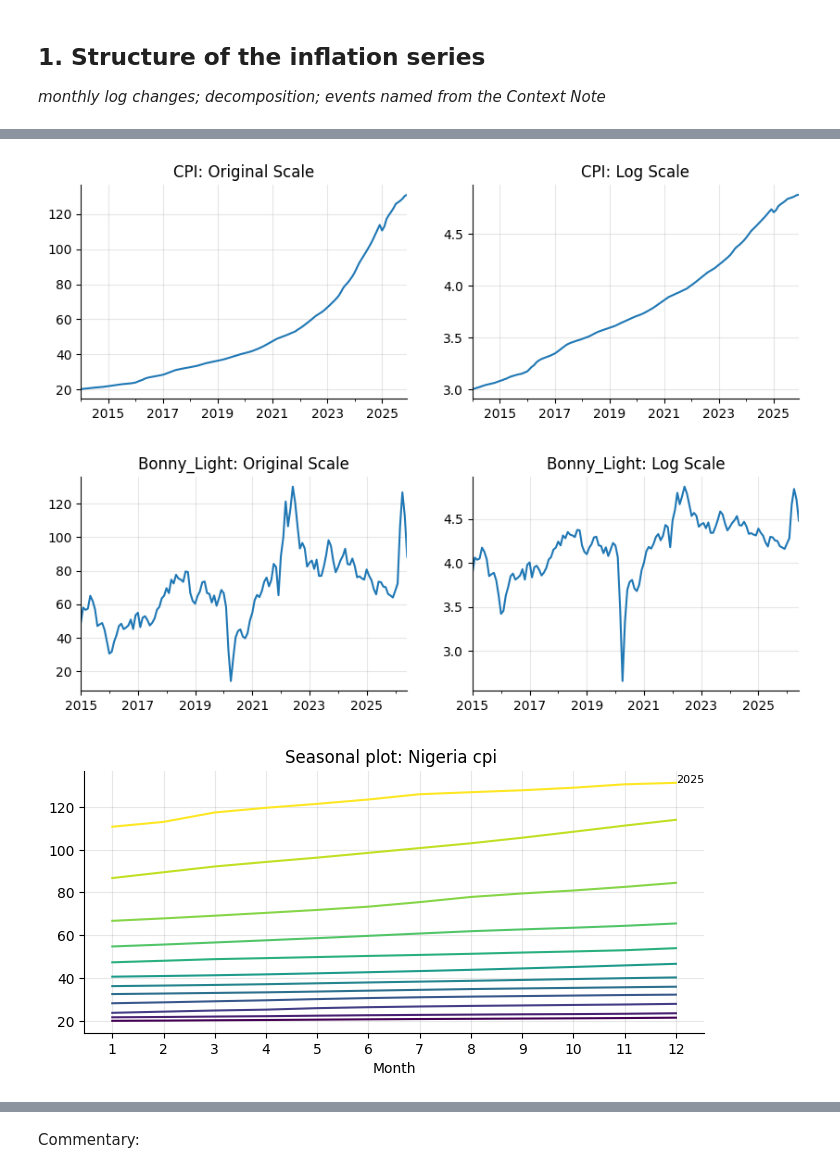
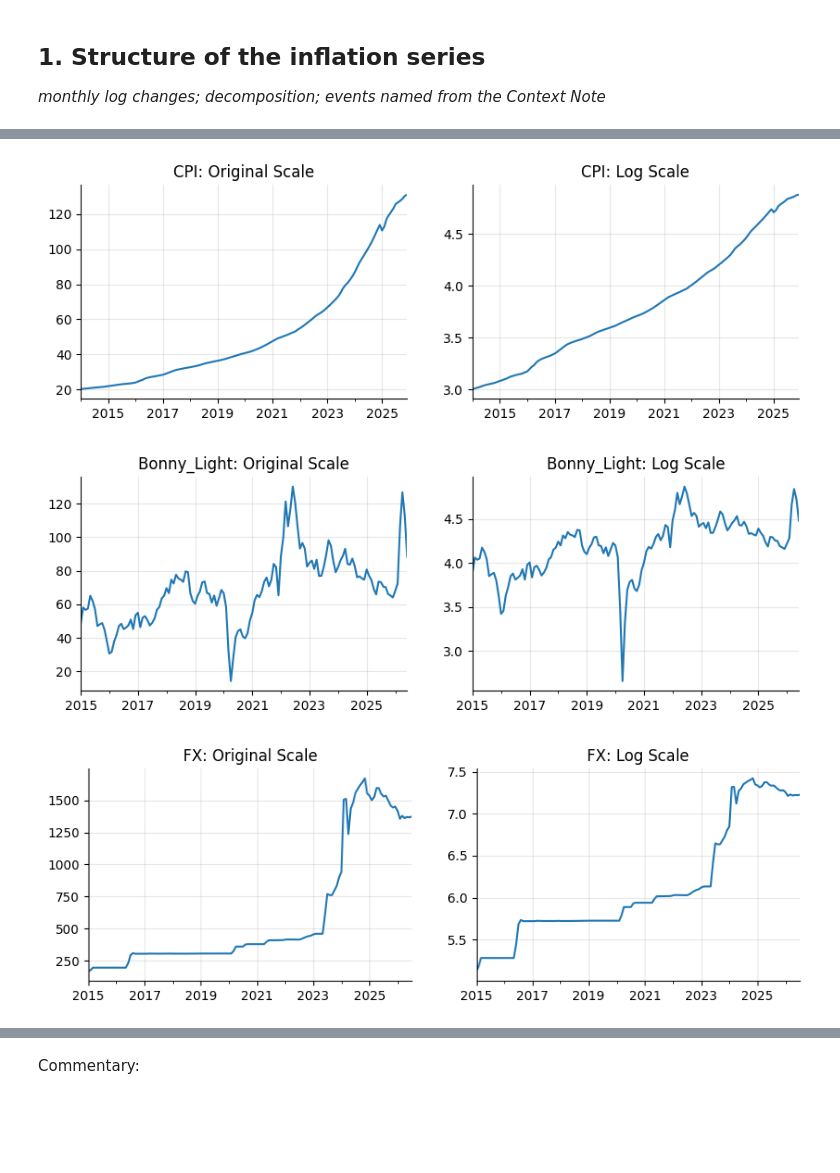
Before and after one commit to Favour-Fregene/NUTDTS816_Course_Repository, a Jupyter notebook: notebooks/assessments/CS1_starter.ipynb, the cells around one changed output, grey strips where cells are left out. Saved outputs shown, nothing was run; the diff lists cells and outputs as text; code cells hidden in the pictures; blank space fills up the shorter version.

```diff
--- a/notebooks/assessments/CS1_starter.ipynb
+++ b/notebooks/assessments/CS1_starter.ipynb
@@ -97,30 +165,19 @@ for ax in axes.flat: ax.set_xlabel('')
 # %%
 fig, axes = plt.subplots(1, 2, figsize=(10, 3))
 cpi.plot(ax=axes[0], title='CPI: Original Scale')
 np.log(cpi).plot(ax=axes[1], title='CPI: Log Scale')
 for ax in axes: ax.set_xlabel('')
 
-print()
-print()
-print()
-
 fig, axes = plt.subplots(1, 2, figsize=(10, 3))
 bonny.plot(ax=axes[0], title='Bonny_Light: Original Scale')
 np.log(bonny).plot(ax=axes[1], title='Bonny_Light: Log Scale')
 for ax in axes: ax.set_xlabel('')
+
+fig, axes = plt.subplots(1, 2, figsize=(10, 3))
+fx.plot(ax=axes[0], title='FX: Original Scale')
+np.log(fx).plot(ax=axes[1], title='FX: Log Scale')
+for ax in axes: ax.set_xlabel('')
 # %% [output]
 [figure]
 [figure]
+[figure, added]
-# %%
-# Seasonal Plot for Nigeria CPI
-def seasonal_plot(s, period_label='year', title=''):
-    df = pd.DataFrame({'v': s.values, 'year': s.index.year, 'month': s.index.month})
-    piv = df.pivot(index='month', columns='year', values='v')
-    ax = piv.plot(legend=False, colormap='viridis', title=title, figsize=(8, 3.4))
-    ax.set_xlabel('Month'); ax.set_xticks(range(1, 13))
-    for col in piv.columns[-1:]: ax.annotate(str(col), (12, piv[col].iloc[-1]), fontsize=8)
-    return ax
-seasonal_plot(cpi, title='Seasonal plot: Nigeria cpi ')
-plt.show()
-# %% [output]
-[figure, removed]
```
Also changed, not shown: parts of 31 cells of this notebook.
